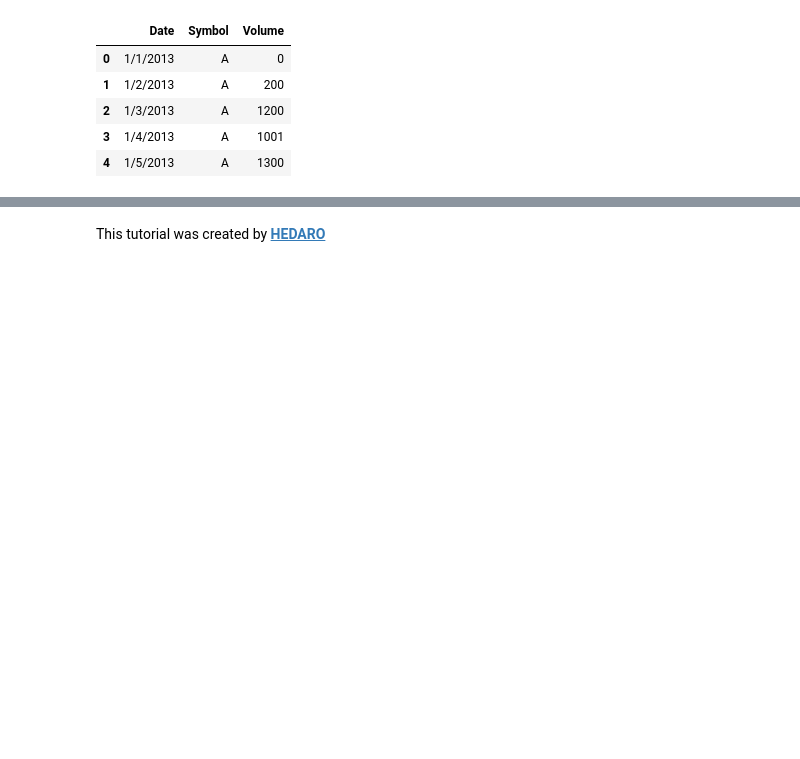
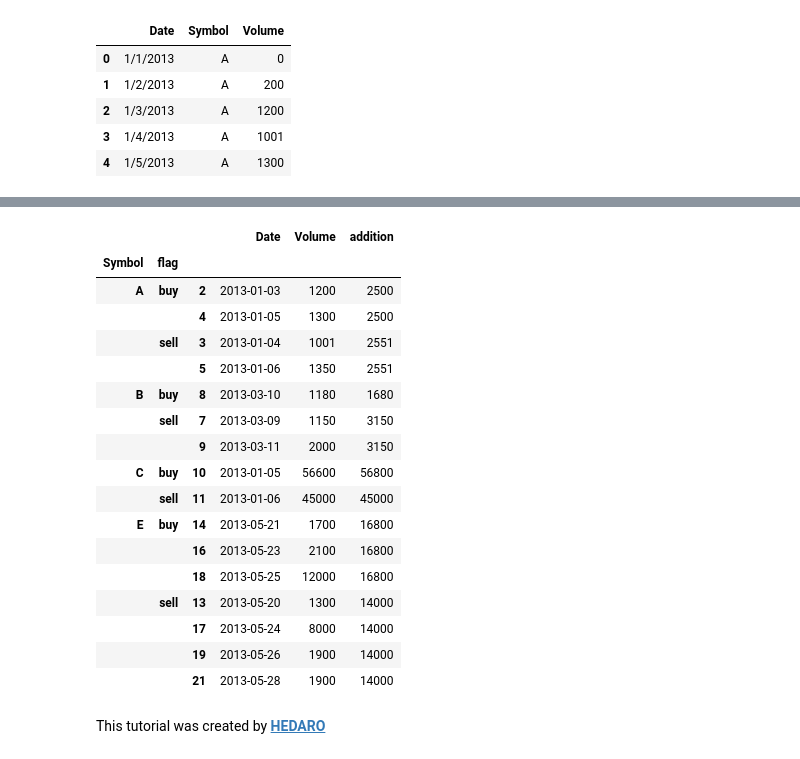
Before and after one commit to DataWranglerPro/quartz, a Jupyter notebook: content/Assets/notebooks/Group By Practice.ipynb, the cells around one changed output, grey strips where cells are left out. Drawn from its saved outputs; the diff is of its cells as text; code cells hidden in the pictures; blank space fills up the shorter version.

```diff
--- a/content/Assets/notebooks/Group By Practice.ipynb
+++ b/content/Assets/notebooks/Group By Practice.ipynb
@@ -246,0 +235,11 @@ group.apply(test)
+# %%
+# create group object
+group = df[['Symbol','Volume']].groupby('Symbol')
+
+def suma(group):
+    ''' perform a sum on the group '''
+    return group.sum(numeric_only=True)
+
+# create a new column
+df['addition'] = group.transform(suma)['Volume']
+df.head(10)
@@ -246,0 +266,8 @@ group.apply(test)
+# %%
+group = df.groupby('Symbol')
+
+def test(group):
+    mask1 = group.apply(lambda x: x.iloc[2]=='sell' and x.iloc[1]>1000, axis=1)
+    return group[mask1]
+
+group.apply(test, include_groups=False)
@@ -246,0 +292,6 @@ group.apply(test)
+# %%
+# create group object, remember to pass a list when grouping by multiple columns
+group = df.groupby(['Symbol', 'flag'])
+
+# perform a sum function on the group
+group.sum(numeric_only=True)
@@ -246,0 +326,8 @@ group.apply(test)
+# %%
+group = df[['Symbol','Volume','flag']].groupby(['Symbol', 'flag'])
+
+def suma(group):
+    return group.sum(numeric_only=True)
+
+df['addition'] = group.transform(suma)['Volume']
+df.head()
@@ -247,2 +341,29 @@ group.apply(test)
+# %%
+group = df.groupby(['Symbol', 'flag'])
+
+def test(group):
+    mask1 = group.apply(lambda x: x.iloc[1]>1000, axis=1)
+    return group[mask1]
+
+group.apply(test)
+# %% [output]
+|  |  |  | Date | Volume | addition |
+| Symbol | flag |  |  |  |  |
+| A | buy | 2 | 2013-01-03 | 1200 | 2500 |
+|  |  | 4 | 2013-01-05 | 1300 | 2500 |
+|  | sell | 3 | 2013-01-04 | 1001 | 2551 |
+|  |  | 5 | 2013-01-06 | 1350 | 2551 |
+| B | buy | 8 | 2013-03-10 | 1180 | 1680 |
+|  | sell | 7 | 2013-03-09 | 1150 | 3150 |
+|  |  | 9 | 2013-03-11 | 2000 | 3150 |
+| C | buy | 10 | 2013-01-05 | 56600 | 56800 |
+|  | sell | 11 | 2013-01-06 | 45000 | 45000 |
+| E | buy | 14 | 2013-05-21 | 1700 | 16800 |
+|  |  | 16 | 2013-05-23 | 2100 | 16800 |
+|  |  | 18 | 2013-05-25 | 12000 | 16800 |
+|  | sell | 13 | 2013-05-20 | 1300 | 14000 |
+|  |  | 17 | 2013-05-24 | 8000 | 14000 |
+|  |  | 19 | 2013-05-26 | 1900 | 14000 |
+|  |  | 21 | 2013-05-28 | 1900 | 14000 |
 # %% [markdown]
 <p class="text-muted">This tutorial was created by <a href="http://www.hedaro.com" target="_blank"><strong>HEDARO</strong></a></p>
```
Also changed, not shown: parts of 43 cells of this notebook, 3 other files.
